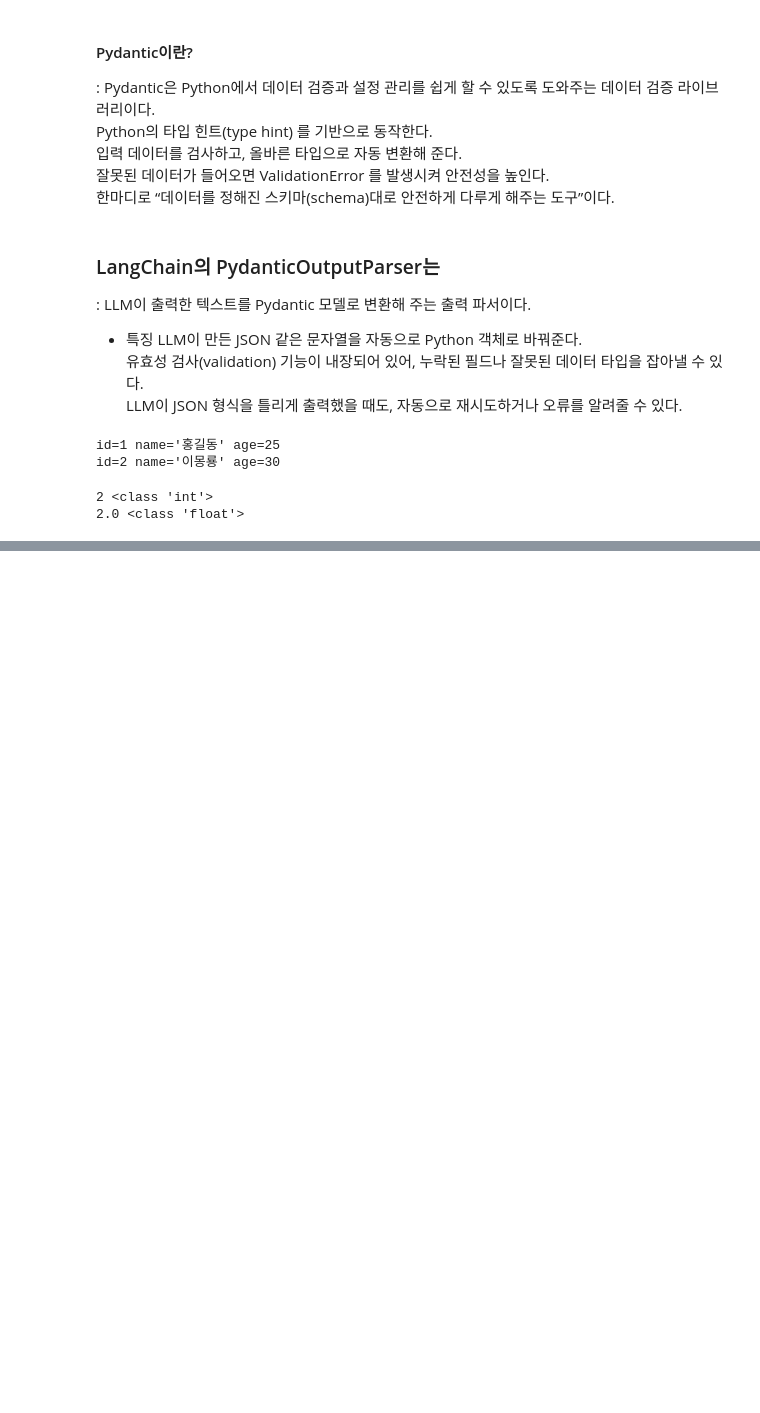
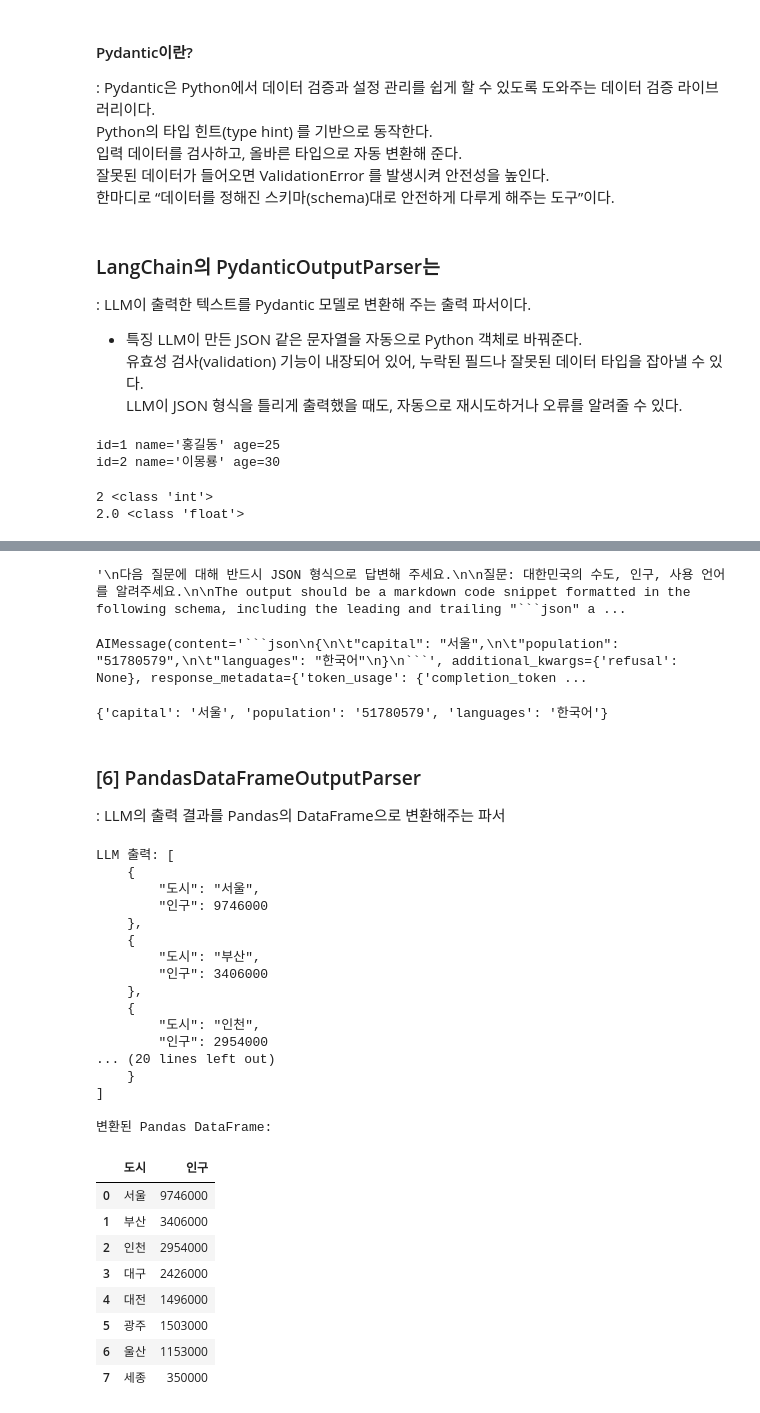
Before and after one commit to digicope/ai-agent-lab-0922, a Jupyter notebook: 실습소스/04_LangChain 기본/04_출력 파서.ipynb, the cells around one changed output, grey strips where cells are left out. Cells and saved outputs as stored; diff of their text form; code cells hidden in the pictures; blank space fills up the shorter version.

````diff
--- a/실습소스/04_LangChain 기본/04_출력 파서.ipynb
+++ b/실습소스/04_LangChain 기본/04_출력 파서.ipynb
@@ -139,0 +352,73 @@ parser = PydanticOutputParser(pydantic_object=Joke)
+# %%
+_input
+# %% [output]
+'\n다음 질문에 대해 반드시 JSON 형식으로 답변해 주세요.\n\n질문: 대한민국의 수도, 인구, 사용 언어를 알려주세요.\n\nThe output should be a markdown code snippet formatted in the following schema, including the leading and trailing "```json" a ...
+# %%
+output
+# %% [output]
+AIMessage(content='```json\n{\n\t"capital": "서울",\n\t"population": "51780579",\n\t"languages": "한국어"\n}\n```', additional_kwargs={'refusal': None}, response_metadata={'token_usage': {'completion_token ...
+# %%
+chain = prompt | model | parser
+
+result = chain.invoke({"question":"대한민국의 수도, 인구, 사용 언어를 알려주세요."})
+print(result)  # 동일한 결과
+# %% [output]
+{'capital': '서울', 'population': '51780579', 'languages': '한국어'}
+# %% [markdown]
+### [6] PandasDataFrameOutputParser
+: LLM의 출력 결과를 Pandas의 DataFrame으로 변환해주는 파서
+# %%
+import json
+import pandas as pd
+from langchain_core.prompts import PromptTemplate
+from langchain_openai import ChatOpenAI
+
+prompt = PromptTemplate(
+    template="""
+다음 질문에 대해 반드시 JSON 배열 형식으로만 답하세요.
+코드 블록(```) 없이 순수 JSON만 출력하세요.
+
+질문: {question}
+""",
+    input_variables=["question"],
+)
+
+model = ChatOpenAI(model="gpt-4o-mini", temperature=0)
+
+_input = prompt.format(question="대한민국의 주요 도시와 인구를 알려주세요.")
+output = model.invoke(_input)
+
+# JSON → DataFrame
+data = json.loads(output.content)
+df = pd.DataFrame(data)
+
+print("LLM 출력:", output.content)
+print("\n변환된 Pandas DataFrame:")
+df
+# %% [output]
+LLM 출력: [
+    {
+        "도시": "서울",
+        "인구": 9746000
+    },
+    {
+        "도시": "부산",
+        "인구": 3406000
+    },
+    {
+        "도시": "인천",
+        "인구": 2954000
+... (20 lines left out)
+    }
+]
+
+변환된 Pandas DataFrame:
+|  | 도시 | 인구 |
+| 0 | 서울 | 9746000 |
+| 1 | 부산 | 3406000 |
+| 2 | 인천 | 2954000 |
+| 3 | 대구 | 2426000 |
+| 4 | 대전 | 1496000 |
+| 5 | 광주 | 1503000 |
+| 6 | 울산 | 1153000 |
+| 7 | 세종 | 350000 |
````
Also changed, not shown: parts of 26 cells of this notebook.
